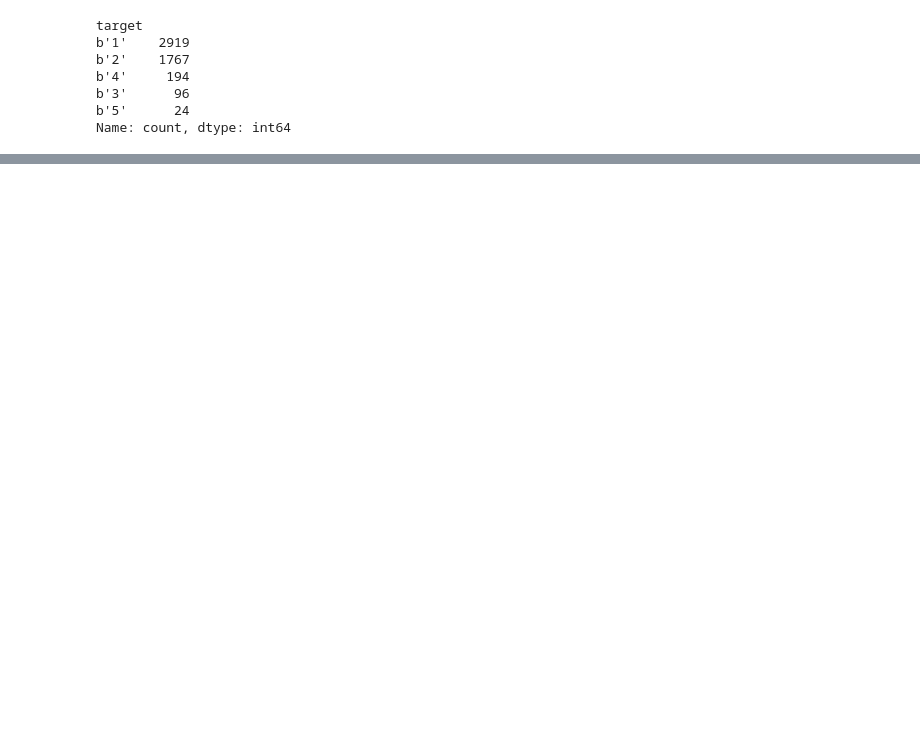
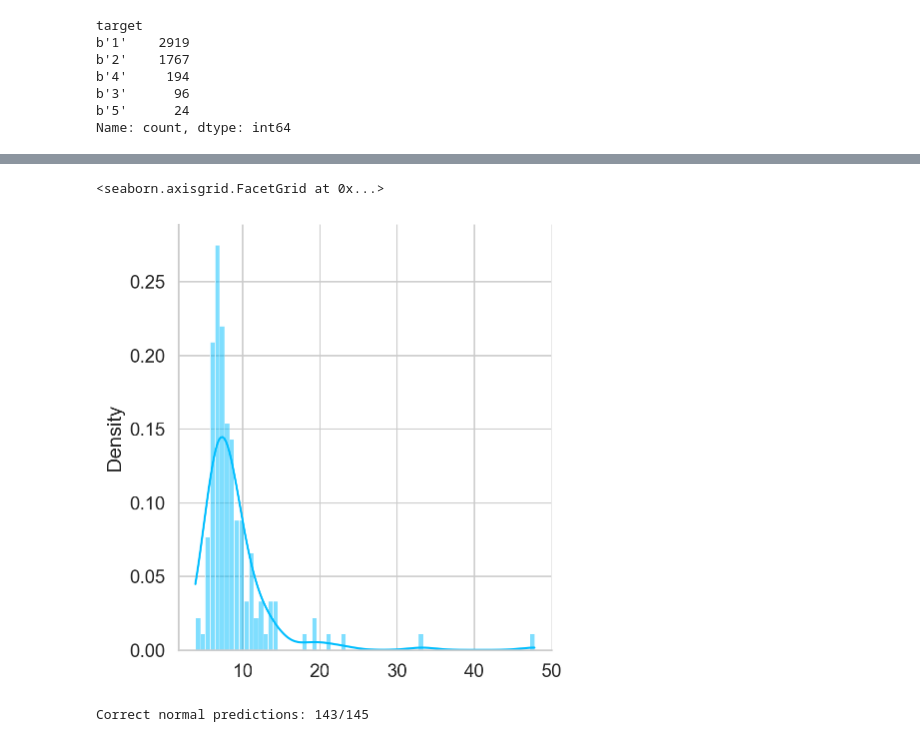
Before and after one commit to Joicylara/LSTM-Autoencoders, a Jupyter notebook: autocodificadores LSTM.ipynb, the cells around one changed output, grey strips where cells are left out. Cells and saved outputs as stored; diff of their text form; code cells hidden in the pictures; blank space fills up the shorter version.

```diff
--- a/autocodificadores LSTM.ipynb
+++ b/autocodificadores LSTM.ipynb
@@ -152,0 +470,11 @@ fig.tight_layout()
+# %%
+predictions, pred_losses = predict(model, test_normal_dataset)
+sns.displot(pred_losses, bins=70, kde=True, stat="density")
+# %% [output]
+<seaborn.axisgrid.FacetGrid at 0x...>
+[figure, added]
+# %%
+correct = sum(l <= THRESHOLD for l in pred_losses)
+print(f'Correct normal predictions: {correct}/{len(test_normal_dataset)}')
+# %% [output]
+Correct normal predictions: 143/145
```
Also changed, not shown: parts of 28 cells of this notebook, 1 other file.
